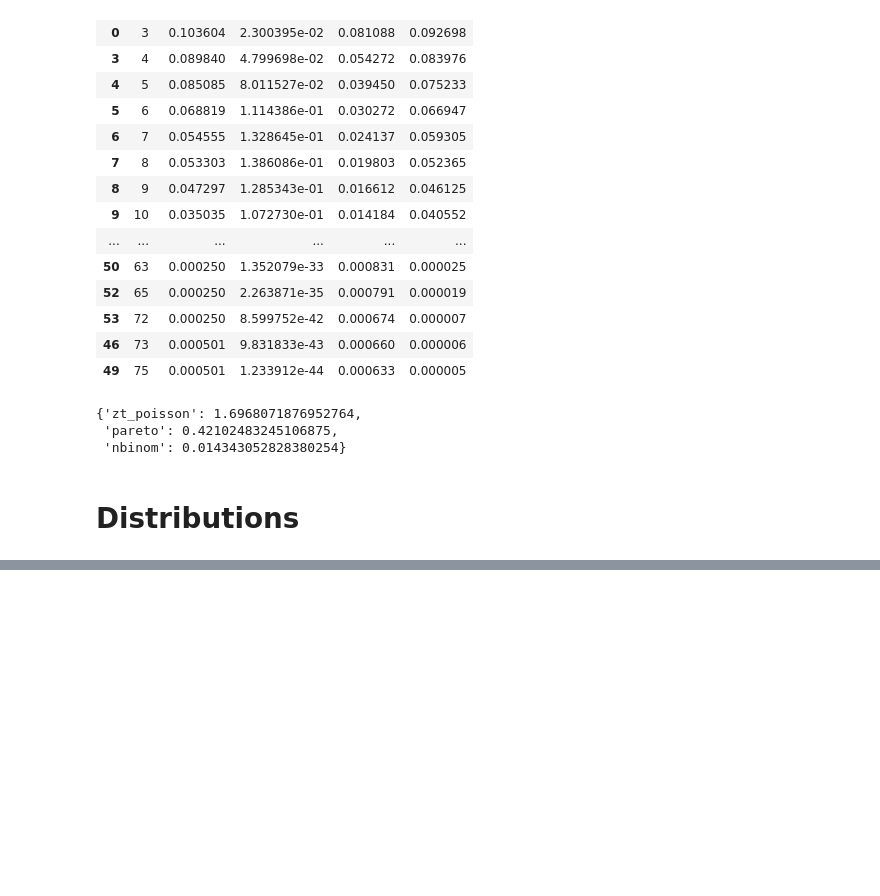
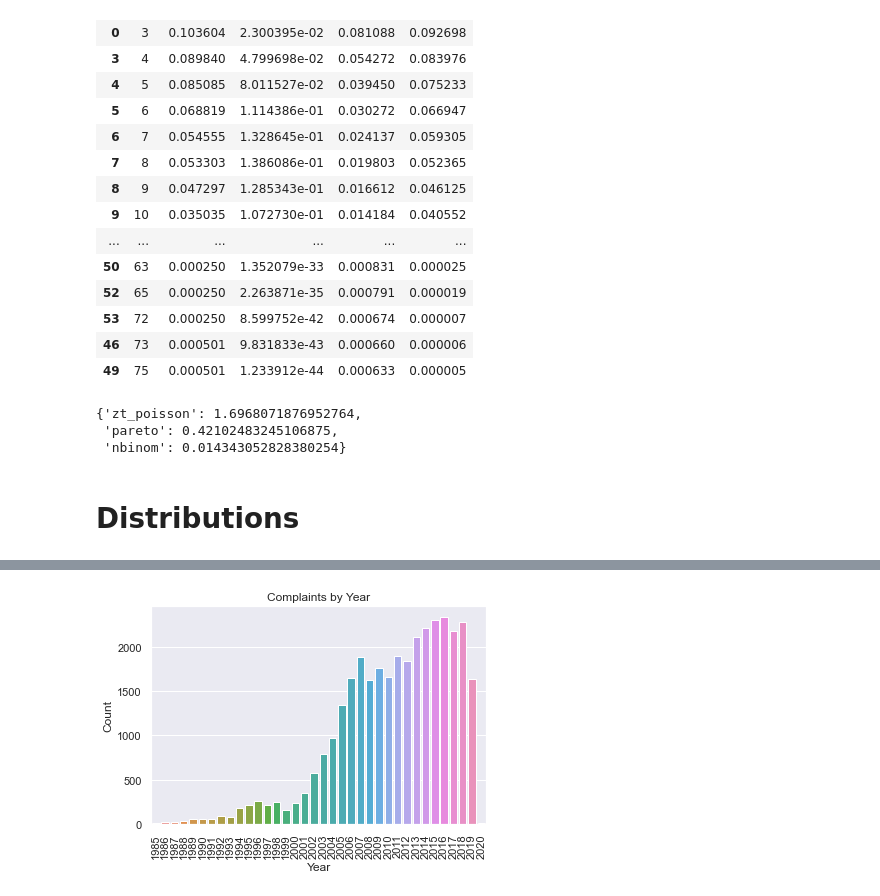
Before and after one commit to rcharan/ccrb-complaints, a Jupyter notebook: analysis.ipynb, the cells around one changed output, grey strips where cells are left out. Saved outputs shown, nothing was run; the diff lists cells and outputs as text; code cells hidden in the pictures; blank space fills up the shorter version.

```diff
--- a/analysis.ipynb
+++ b/analysis.ipynb
@@ -361,0 +358,18 @@ Name: command_at_incident, Length: 361, dtype: int64
+# %%
+fig, ax = plt.subplots()
+sns.barplot(
+  x = 'year',
+  y = 'count',
+    data = df.year_received.value_counts().rename('count').reset_index().rename({
+  'index' : 'year'
+}, axis = 'columns'),
+  ax = ax,
+)
+plt.xticks(rotation=90)
+ax.set_xlabel('Year')
+ax.set_ylabel('Count')
+ax.set_title('Complaints by Year')
+
+plt.show()
+# %% [output]
+[figure, added]
```
Also changed, not shown: parts of 2 cells of this notebook.
